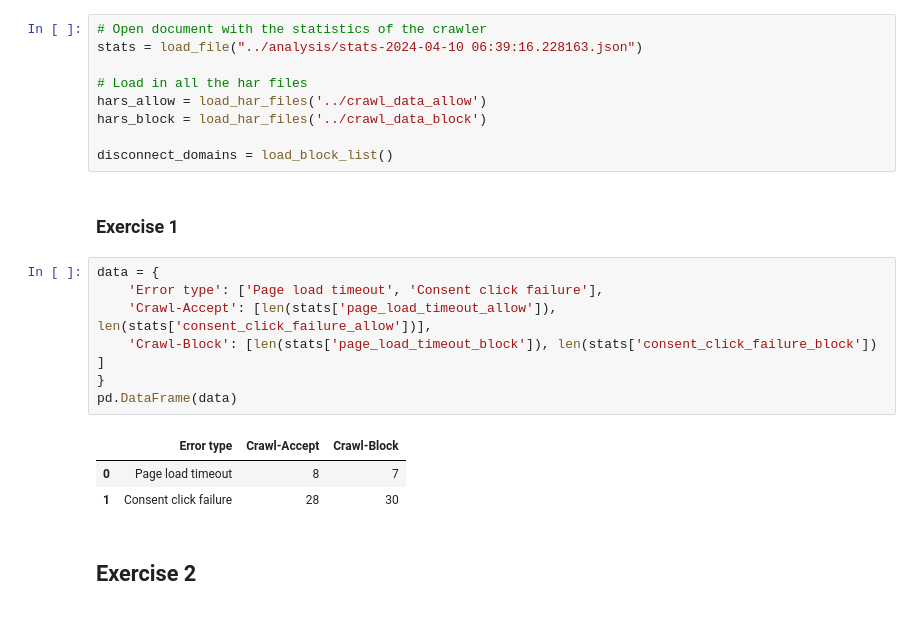
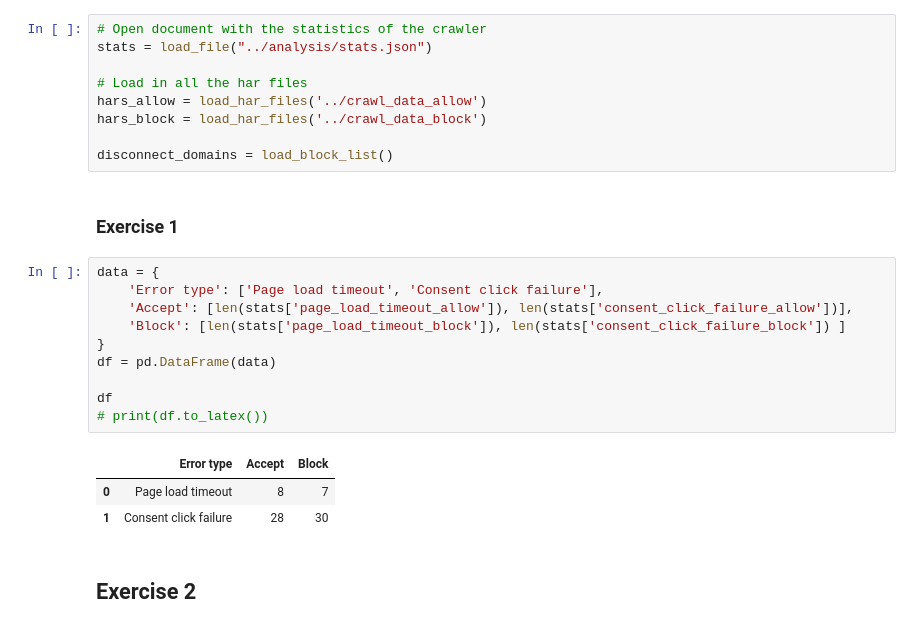
Before and after one commit to Borroot/tracking-crawler, a Jupyter notebook: analysis/analysis.ipynb, the cells around one changed output. Drawn from its saved outputs; the diff is of its cells as text.

Commit message:
Add some printing and saving img stuff

```diff
--- a/analysis/assignment2_analysis.ipynb
+++ b/analysis/analysis.ipynb
@@ -69,7 +69,7 @@ def load_block_list():
     return list(set(block_list))
 # %%
 # Open document with the statistics of the crawler
-stats = load_file("../analysis/stats-2024-04-10 06:39:16.228163.json")
+stats = load_file("../analysis/stats.json")
 
 # Load in all the har files
 hars_allow = load_har_files('../crawl_data_allow')
@@ -81,12 +81,15 @@ disconnect_domains = load_block_list()
 # %%
 data = {
     'Error type': ['Page load timeout', 'Consent click failure'],
-    'Crawl-Accept': [len(stats['page_load_timeout_allow']), len(stats['consent_click_failure_allow'])],
-    'Crawl-Block': [len(stats['page_load_timeout_block']), len(stats['consent_click_failure_block']) ]
+    'Accept': [len(stats['page_load_timeout_allow']), len(stats['consent_click_failure_allow'])],
+    'Block': [len(stats['page_load_timeout_block']), len(stats['consent_click_failure_block']) ]
 }
-pd.DataFrame(data)
+df = pd.DataFrame(data)
+
+df
+# print(df.to_latex())
 # %% [output]
-|  | Error type | Crawl-Accept | Crawl-Block |
+|  | Error type | Accept | Block |
 | 0 | Page load timeout | 8 | 7 |
 | 1 | Consent click failure | 28 | 30 |
 # %% [markdown]
```
Also changed, not shown: parts of 20 cells of this notebook, 3 other files.
